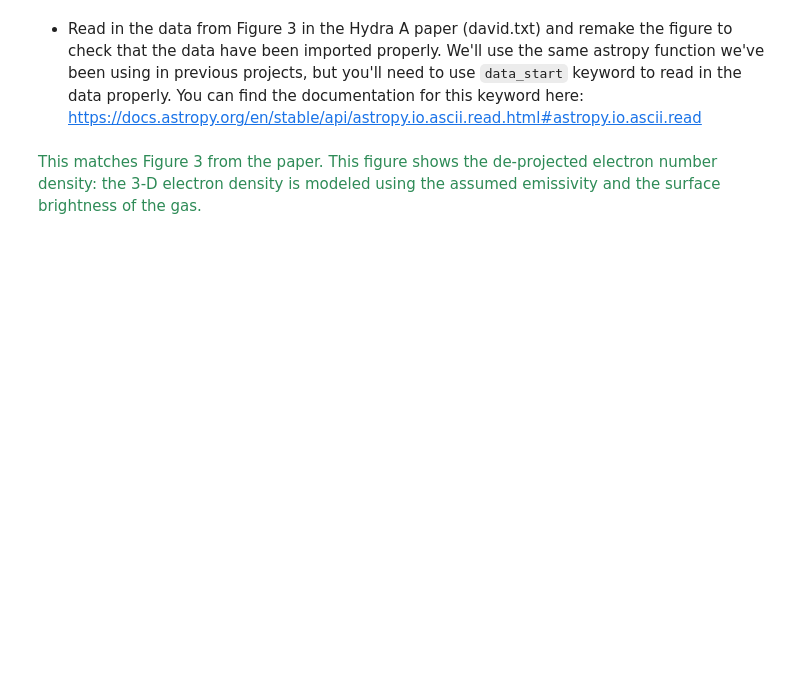
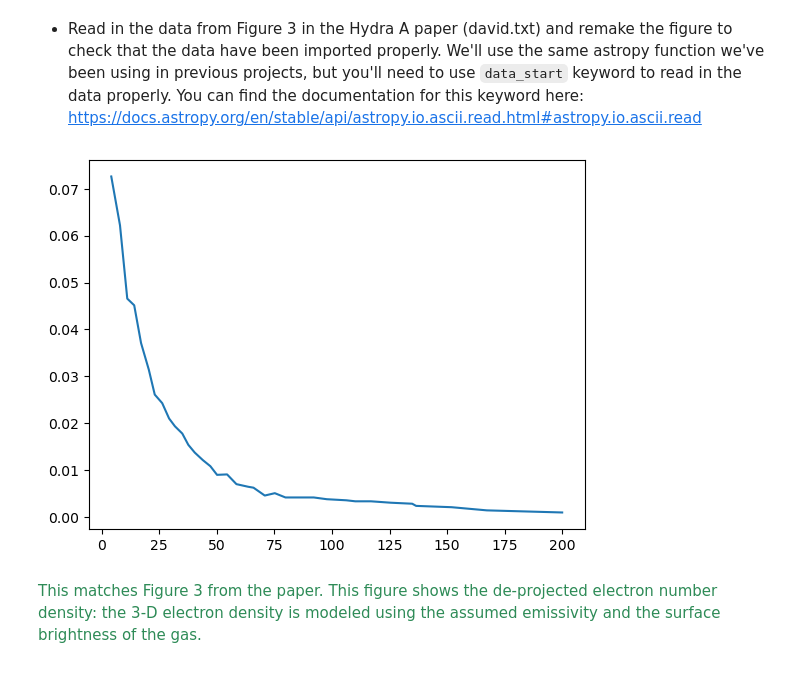
Before and after one commit to velguthb/dartmouth_a74, a Jupyter notebook: CP_brem.ipynb, the cells around one changed output. Drawn from its saved outputs; the diff is of its cells as text; code cells hidden in the pictures; blank space fills up the shorter version.

Commit message:
CP_brem complete

```diff
--- a/CP_brem.ipynb
+++ b/CP_brem.ipynb
@@ -26,6 +26,11 @@ Image(filename='brem_data/0087_xray_420.jpg')
 + Read in the data from Figure 3 in the Hydra A paper (david.txt) and remake the figure to check that the data have been imported properly. We'll use the same astropy function we've been using in previous projects, but you'll need to use ``data_start`` keyword to read in the data properly. You can find the documentation for this keyword here: https://docs.astropy.org/en/stable/api/astropy.io.ascii.read.html#astropy.io.ascii.read
 # %%
 import astropy.io.ascii as a
+david = a.read("brem_data/david.txt")
+plt.plot(david["rad"],david["ne"])
+plt.show()
+# %% [output]
+[figure, added]
 # %% [markdown]
 <font color='seagreen'>
 
```
Also changed, not shown: parts of 17 cells of this notebook, 1 other file.
